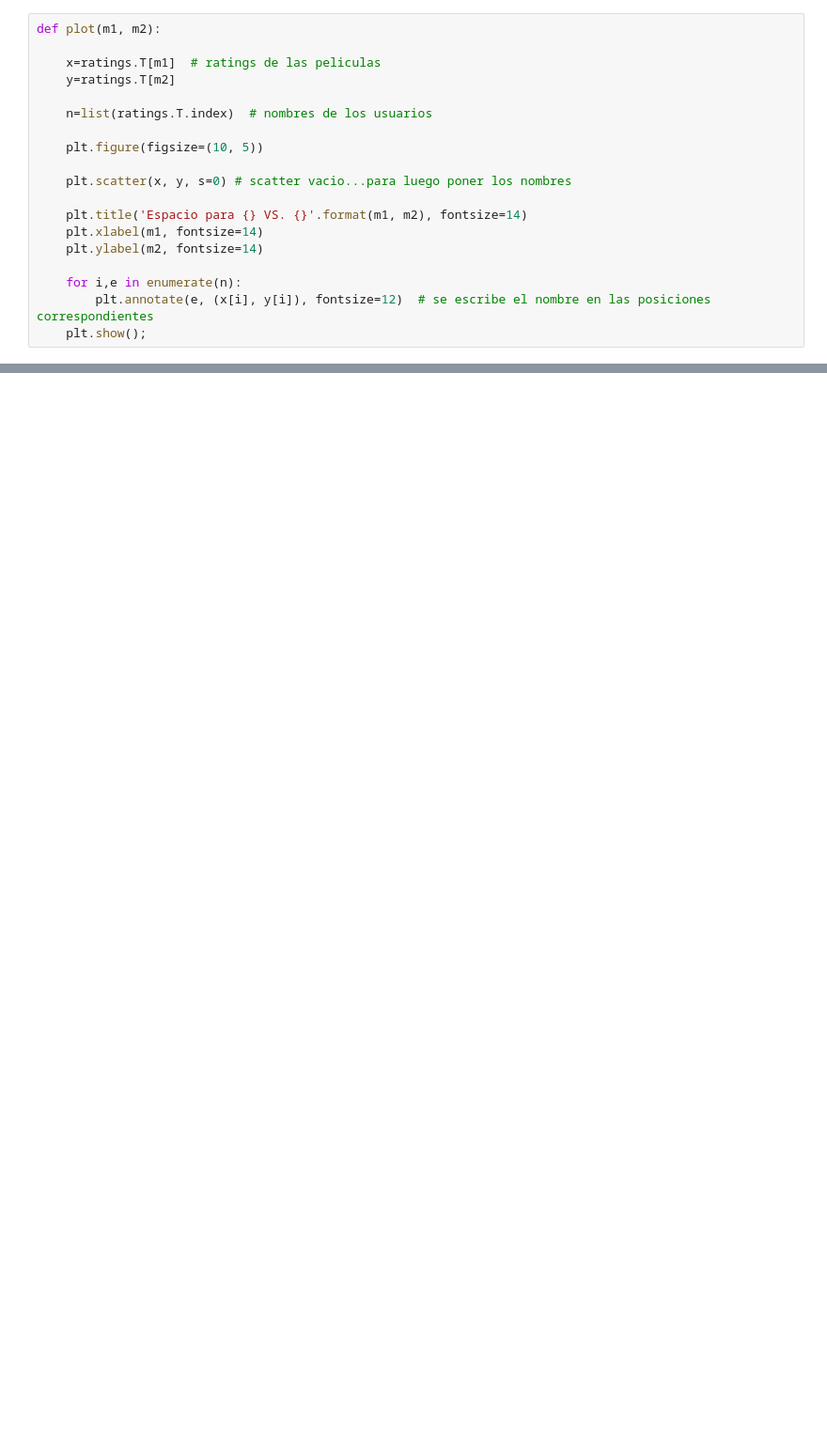
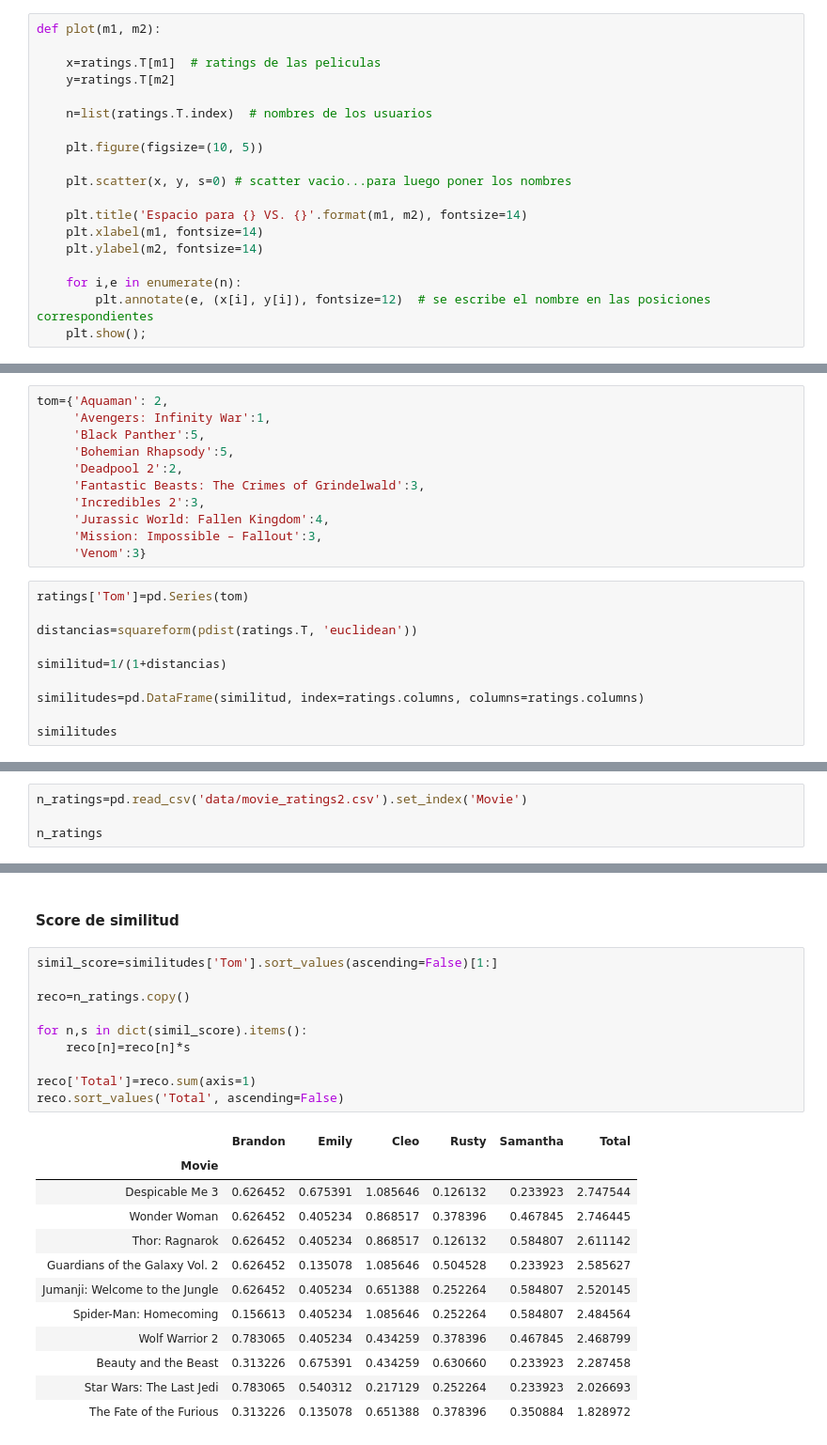
Before and after one commit to YonatanRA/clases_datamex0320, a Jupyter notebook: w5_d5 - RecSyS, Survival Analysis, Flask.ipynb, the cells around one changed output, grey strips where cells are left out. Shown: that part at 94% size. Saved outputs shown, nothing was run; the diff lists cells and outputs as text; blank space fills up the shorter version.

```diff
--- a/w5_d5 - RecSyS, Survival Analysis, Flask.ipynb
+++ b/w5_d5 - RecSyS, Survival Analysis, Flask.ipynb
@@ -50,0 +177,21 @@ def plot(m1, m2):
+# %%
+tom={'Aquaman': 2,
+     'Avengers: Infinity War':1,
+     'Black Panther':5,
+     'Bohemian Rhapsody':5,
+     'Deadpool 2':2,
+     'Fantastic Beasts: The Crimes of Grindelwald':3,
+     'Incredibles 2':3,
+     'Jurassic World: Fallen Kingdom':4,
+     'Mission: Impossible – Fallout':3,
+     'Venom':3}
+# %%
+ratings['Tom']=pd.Series(tom)
+
+distancias=squareform(pdist(ratings.T, 'euclidean'))
+
+similitud=1/(1+distancias)
+
+similitudes=pd.DataFrame(similitud, index=ratings.columns, columns=ratings.columns)
+
+similitudes
@@ -50,0 +206,4 @@ def plot(m1, m2):
+# %%
+n_ratings=pd.read_csv('data/movie_ratings2.csv').set_index('Movie')
+
+n_ratings
@@ -50,0 +223,25 @@ def plot(m1, m2):
+# %% [markdown]
+#### Score de similitud
+# %%
+simil_score=similitudes['Tom'].sort_values(ascending=False)[1:]
+
+reco=n_ratings.copy()
+
+for n,s in dict(simil_score).items():
+    reco[n]=reco[n]*s
+
+reco['Total']=reco.sum(axis=1)
+reco.sort_values('Total', ascending=False)
+# %% [output]
+|  | Brandon | Emily | Cleo | Rusty | Samantha | Total |
+| Movie |  |  |  |  |  |  |
+| Despicable Me 3 | 0.626452 | 0.675391 | 1.085646 | 0.126132 | 0.233923 | 2.747544 |
+| Wonder Woman | 0.626452 | 0.405234 | 0.868517 | 0.378396 | 0.467845 | 2.746445 |
+| Thor: Ragnarok | 0.626452 | 0.405234 | 0.868517 | 0.126132 | 0.584807 | 2.611142 |
+| Guardians of the Galaxy Vol. 2 | 0.626452 | 0.135078 | 1.085646 | 0.504528 | 0.233923 | 2.585627 |
+| Jumanji: Welcome to the Jungle | 0.626452 | 0.405234 | 0.651388 | 0.252264 | 0.584807 | 2.520145 |
+| Spider-Man: Homecoming | 0.156613 | 0.405234 | 1.085646 | 0.252264 | 0.584807 | 2.484564 |
+| Wolf Warrior 2 | 0.783065 | 0.405234 | 0.434259 | 0.378396 | 0.467845 | 2.468799 |
+| Beauty and the Beast | 0.313226 | 0.675391 | 0.434259 | 0.630660 | 0.233923 | 2.287458 |
+| Star Wars: The Last Jedi | 0.783065 | 0.540312 | 0.217129 | 0.252264 | 0.233923 | 2.026693 |
+| The Fate of the Furious | 0.313226 | 0.135078 | 0.651388 | 0.378396 | 0.350884 | 1.828972 |
```
Also changed, not shown: parts of 25 cells of this notebook.
